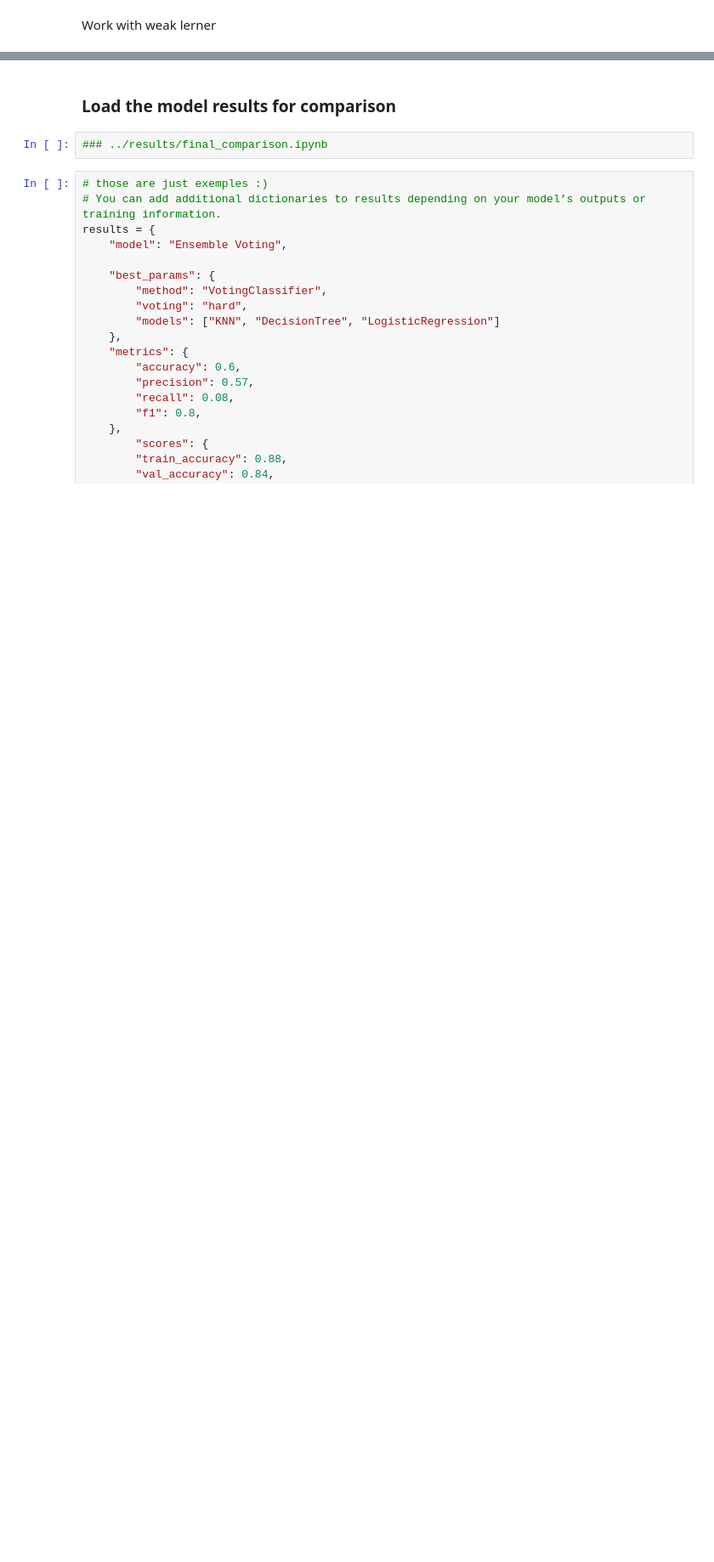
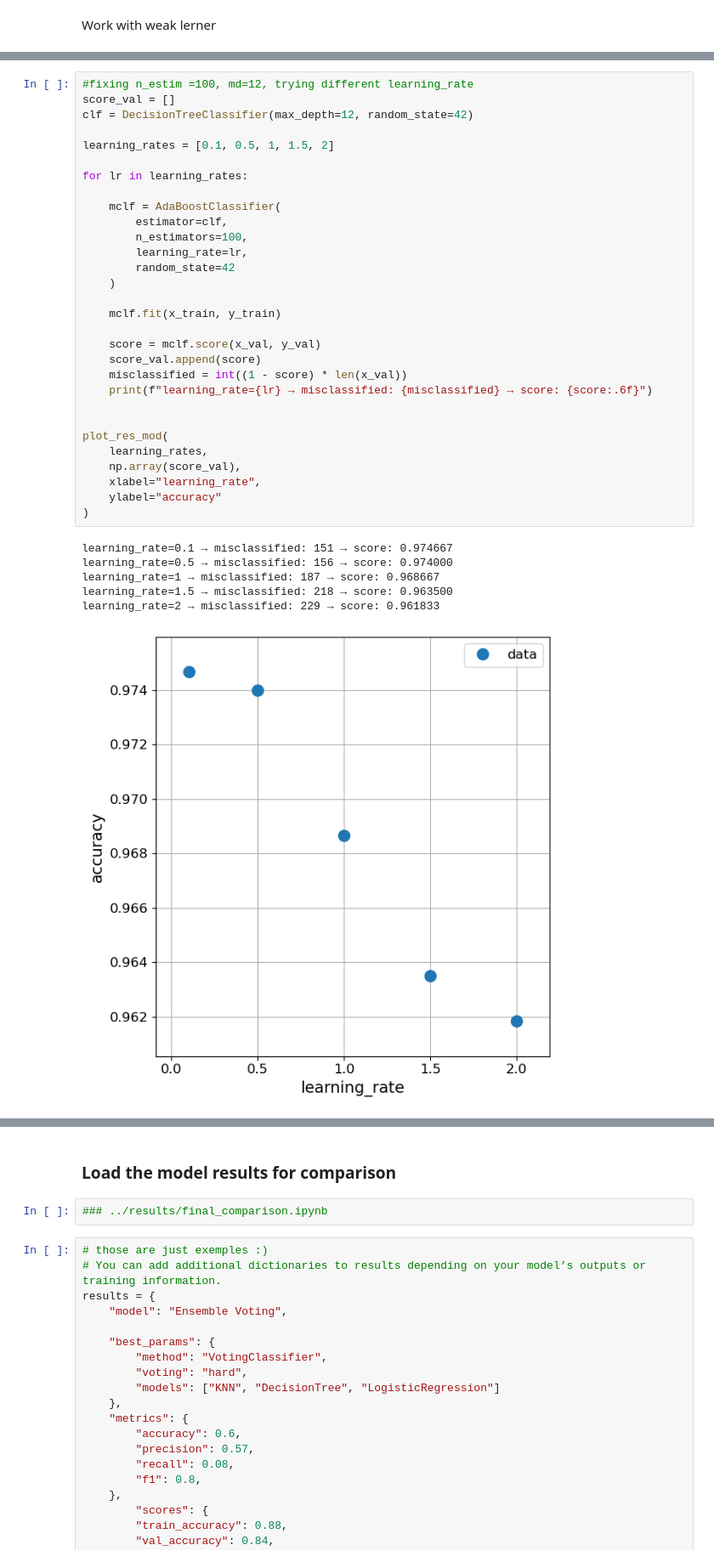
Before and after one commit to leyla-louache/mnist-project, a Jupyter notebook: notebooks/04_ensemble.ipynb, the cells around one changed output, grey strips where cells are left out. Shown at 85% size. Drawn from its saved outputs; the diff is of its cells as text; blank space fills up the shorter version.

```diff
--- a/notebooks/04_ensemble.ipynb
+++ b/notebooks/04_ensemble.ipynb
@@ -1154,0 +1004,37 @@ plot_res([estims, estims], [np.array(score_train), np.array(score_val)], is_data
+# %%
+#fixing n_estim =100, md=12, trying different learning_rate
+score_val = []
+clf = DecisionTreeClassifier(max_depth=12, random_state=42)
+
+learning_rates = [0.1, 0.5, 1, 1.5, 2]
+
+for lr in learning_rates:
+
+    mclf = AdaBoostClassifier(
+        estimator=clf,
+        n_estimators=100,
+        learning_rate=lr,
+        random_state=42
+    )
+
+    mclf.fit(x_train, y_train)
+
+    score = mclf.score(x_val, y_val)
+    score_val.append(score)
+    misclassified = int((1 - score) * len(x_val))
+    print(f"learning_rate={lr} → misclassified: {misclassified} → score: {score:.6f}")
+
+
+plot_res_mod(
+    learning_rates,
+    np.array(score_val),
+    xlabel="learning_rate",
+    ylabel="accuracy"
+)
+# %% [output]
+learning_rate=0.1 → misclassified: 151 → score: 0.974667
+learning_rate=0.5 → misclassified: 156 → score: 0.974000
+learning_rate=1 → misclassified: 187 → score: 0.968667
+learning_rate=1.5 → misclassified: 218 → score: 0.963500
+learning_rate=2 → misclassified: 229 → score: 0.961833
+[figure, added]
```
Also changed, not shown: parts of 75 cells of this notebook.
